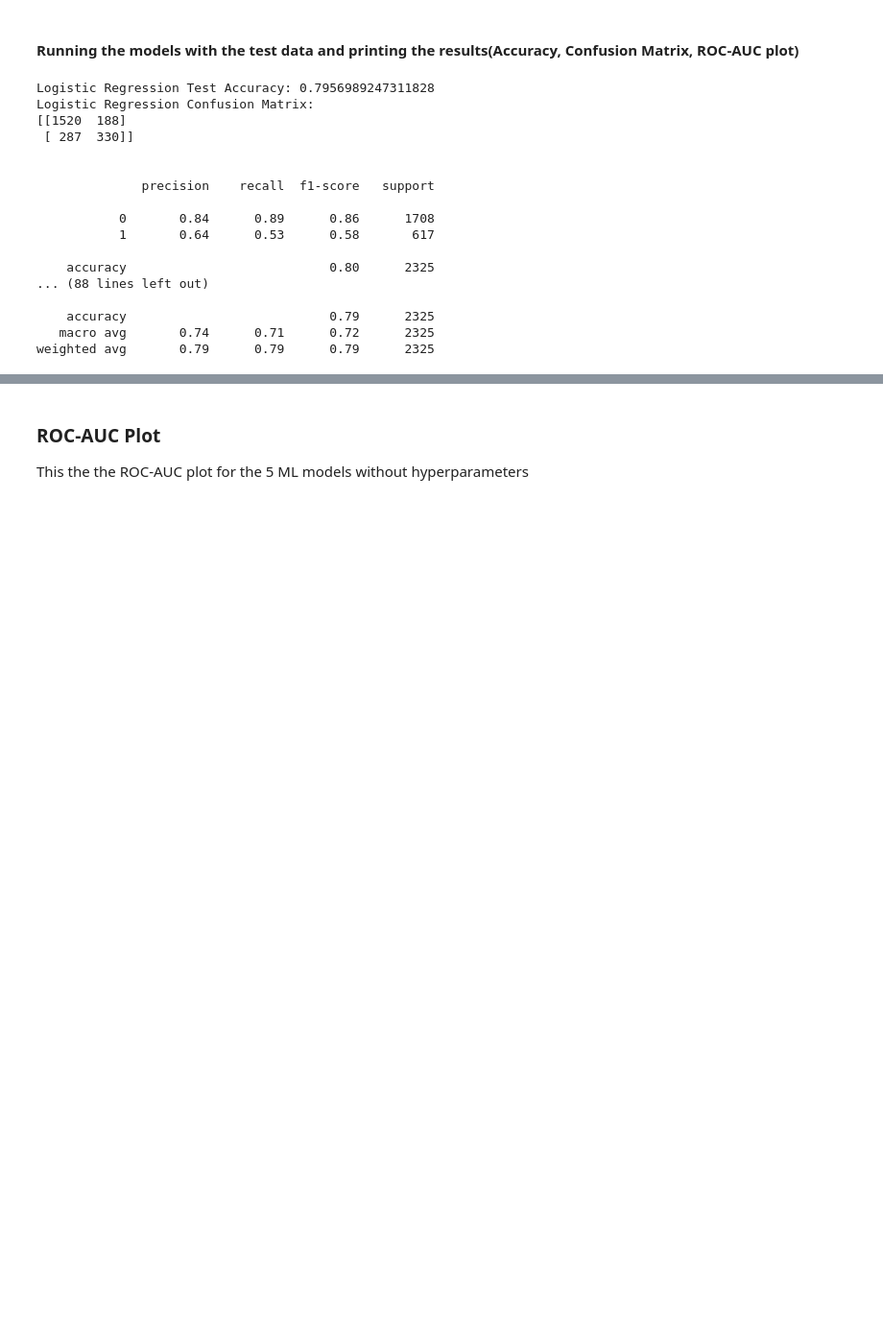
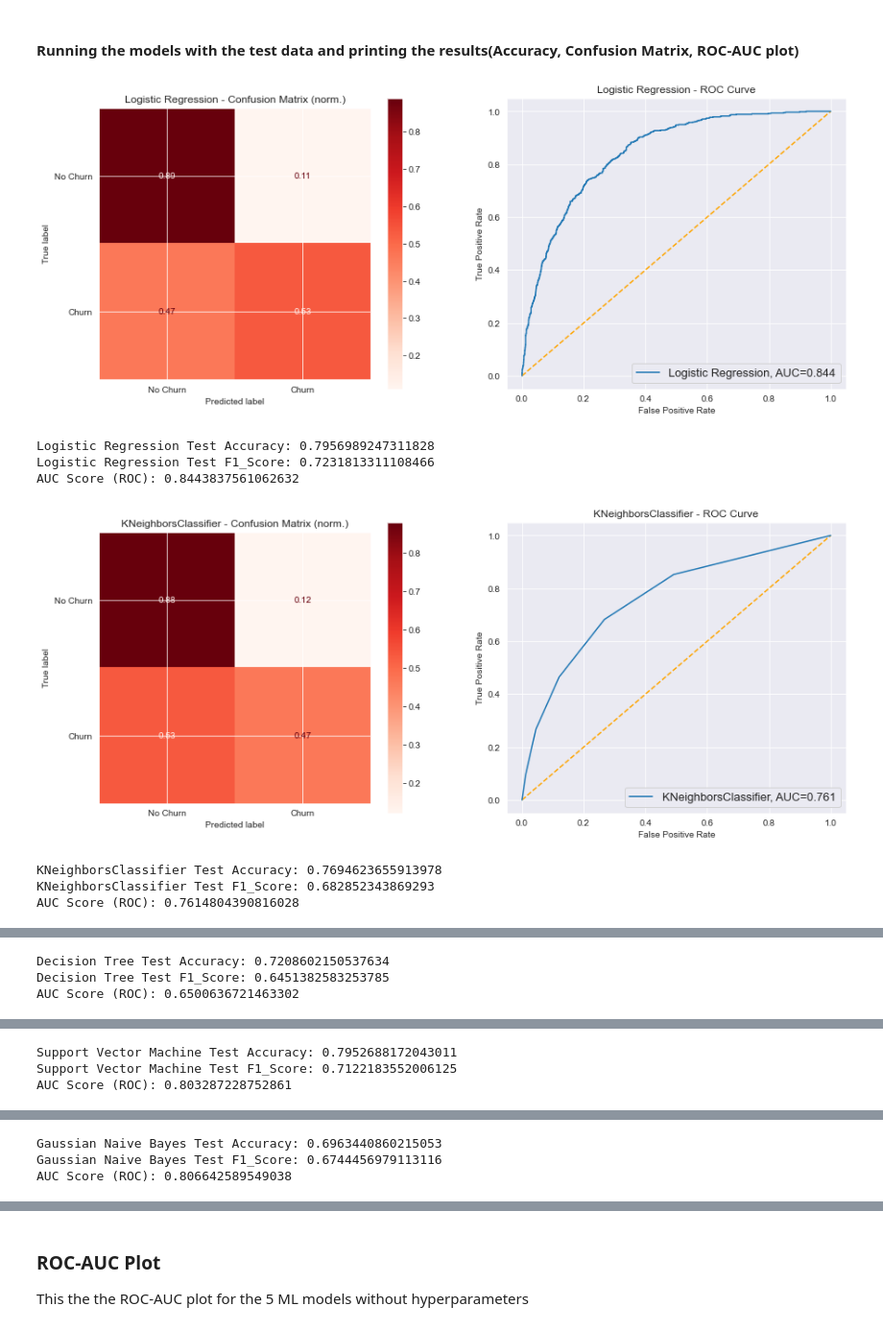
Before and after one commit to carlmaps/MLClassification, a Jupyter notebook: EDA Telco Customer Churn.ipynb, the cells around one changed output, grey strips where cells are left out. Shown at 96% size. Saved outputs shown, nothing was run; the diff lists cells and outputs as text; code cells hidden in the pictures; blank space fills up the shorter version.

```diff
--- a/EDA Telco Customer Churn.ipynb
+++ b/EDA Telco Customer Churn.ipynb
@@ -536,7 +541,7 @@ def build_pipeline(model, withOverSampling, withPCA=False):
         mlpipeline = imbpipeline(steps = [
                         ['col_transform', col_transform],
                         ['smote', SMOTE(random_state=88)],
-                        ['pca', PCA(n_components=10)],
+                        ['pca', PCA(n_components=6)],
                         ['classifier', model]
             ]
         )
@@ -583,16 +588,38 @@ Creating two resuable functions
 2. plotROCAUC - plots the ROC-AUC of the ML models
 # %%
 def printResults(pipelines, result, pipe_dict):
+    sns.set_style("darkgrid")
+    for i, model in enumerate(pipelines):
+        fig, (ax1, ax2) = plt.subplots(1, 2, figsize=(15,6))
 
-    for i, model in enumerate(pipelines):
-        print("{} Test Accuracy: {}".format(pipe_dict[i], model.score(X_test, y_test)))
         y_pred = model.predict(X_test)
         yproba = model.predict_proba(X_test)[::,1]
         fpr, tpr, _ = roc_curve(y_test,  yproba) #pos_label='Yes')
         auc = roc_auc_score(y_test, yproba)
-        print("{} Confusion Matrix: \n{}".format(pipe_dict[i], confusion_matrix(y_test, y_pred)))
-        print("\n")
-        print(classification_report(y_test, y_pred))
+
+        #added
+        plot_confusion_matrix(model, X_test, y_test,
+                              display_labels=["No Churn", "Churn"],
+                              cmap=plt.cm.Reds, normalize='true', ax=ax1)
+        ax1.set_title(f'{pipe_dict[i]} - Confusion Matrix (norm.)')
+
+
+        ax2.plot([0,1], [0,1], color='orange', linestyle='--')
+        ax2.plot(fpr, tpr, label="{}, AUC={:.3f}".format(pipe_dict[i], auc)) #label=f'{pipe_dict[i]}')
+        ax2.set_xlabel('False Positive Rate')
+        ax2.set_ylabel('True Positive Rate')
+        ax2.set_title(f'{pipe_dict[i]} - ROC Curve')
+        ax2.legend(prop={'size':13}, loc='lower right')
+        plt.show()
+
+        print("{} Test Accuracy: {}".format(pipe_dict[i], model.score(X_test, y_test)))
+        print("{} Test F1_Score: {}".format(pipe_dict[i], f1_score(y_pred, y_test, average='macro')))
+        print(f'AUC Score (ROC): {auc}\n')
+
+
+#         print("{} Confusion Matrix: \n{}".format(pipe_dict[i], confusion_matrix(y_test, y_pred)))
+#         print("\n")
+#         print(classification_report(y_test, y_pred))
 
         result = result.append({'classifiers':pipe_dict[i],
                                             'fpr':fpr,
@@ -628,27 +655,18 @@ def plotROCAUC(result_table):
 #### Running the models with the test data and printing the results(Accuracy, Confusion Matrix, ROC-AUC plot)
 # %%
 pipe_dict = {0: 'Logistic Regression', 1: 'KNeighborsClassifier', 2:'Decision Tree',
-             3:'Support Vector Machine', 4:'Gaussian Naive Bayes', 5: 'RandomForest', 6: 'MLP'}
+             3:'Support Vector Machine', 4:'Gaussian Naive Bayes', 5: 'RandomForest', 6: 'MLP', 7: 'VotingClassifier'}
 
 # Define a result table as a DataFrame
 result_table = pd.DataFrame(columns=['classifiers', 'fpr','tpr','auc'])
 
 result_table=printResults(pipeLines, result_table, pipe_dict)
 # %% [output]
+[figure, added]
 Logistic Regression Test Accuracy: 0.7956989247311828
-Logistic Regression Confusion Matrix:
-[[1520  188]
- [ 287  330]]
-
-
-              precision    recall  f1-score   support
-
-           0       0.84      0.89      0.86      1708
-           1       0.64      0.53      0.58       617
-
-    accuracy                           0.80      2325
-... (88 lines left out)
-
-    accuracy                           0.79      2325
-   macro avg       0.74      0.71      0.72      2325
-weighted avg       0.79      0.79      0.79      2325
+Logistic Regression Test F1_Score: 0.7231813311108466
+AUC Score (ROC): 0.8443837561062632
+[figure, added]
+KNeighborsClassifier Test Accuracy: 0.7694623655913978
+KNeighborsClassifier Test F1_Score: 0.682852343869293
+AUC Score (ROC): 0.7614804390816028
@@ -654,0 +674,3 @@ weighted avg       0.79      0.79      0.79      2325
+Decision Tree Test Accuracy: 0.7208602150537634
+Decision Tree Test F1_Score: 0.6451382583253785
+AUC Score (ROC): 0.6500636721463302
@@ -654,0 +678,3 @@ weighted avg       0.79      0.79      0.79      2325
+Support Vector Machine Test Accuracy: 0.7952688172043011
+Support Vector Machine Test F1_Score: 0.7122183552006125
+AUC Score (ROC): 0.803287228752861
@@ -654,0 +682,3 @@ weighted avg       0.79      0.79      0.79      2325
+Gaussian Naive Bayes Test Accuracy: 0.6963440860215053
+Gaussian Naive Bayes Test F1_Score: 0.6744456979113116
+AUC Score (ROC): 0.806642589549038
```
Also changed, not shown: parts of 19 cells of this notebook.
